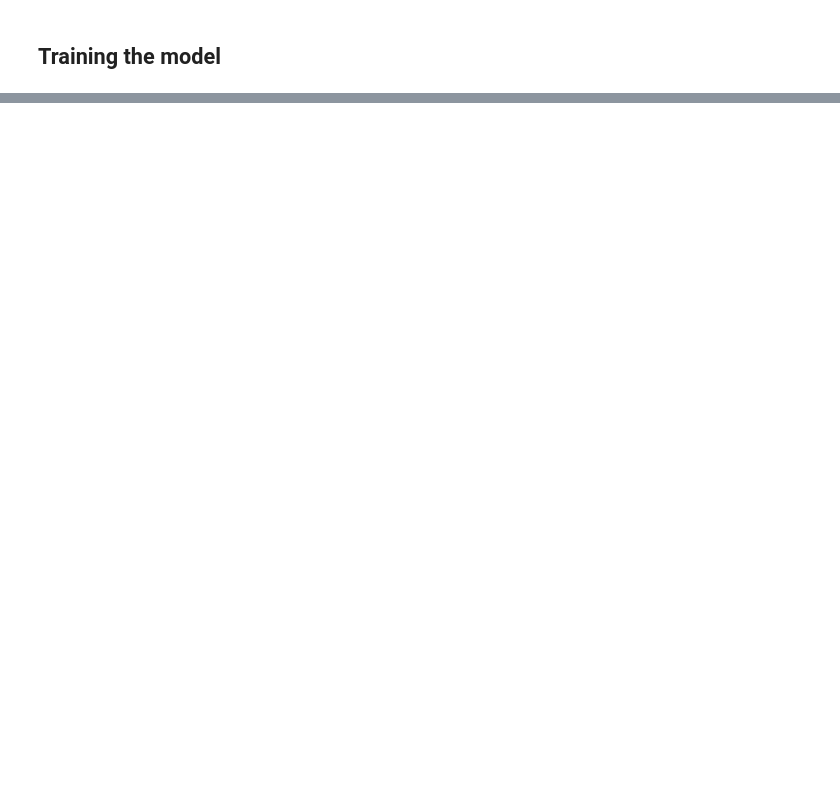
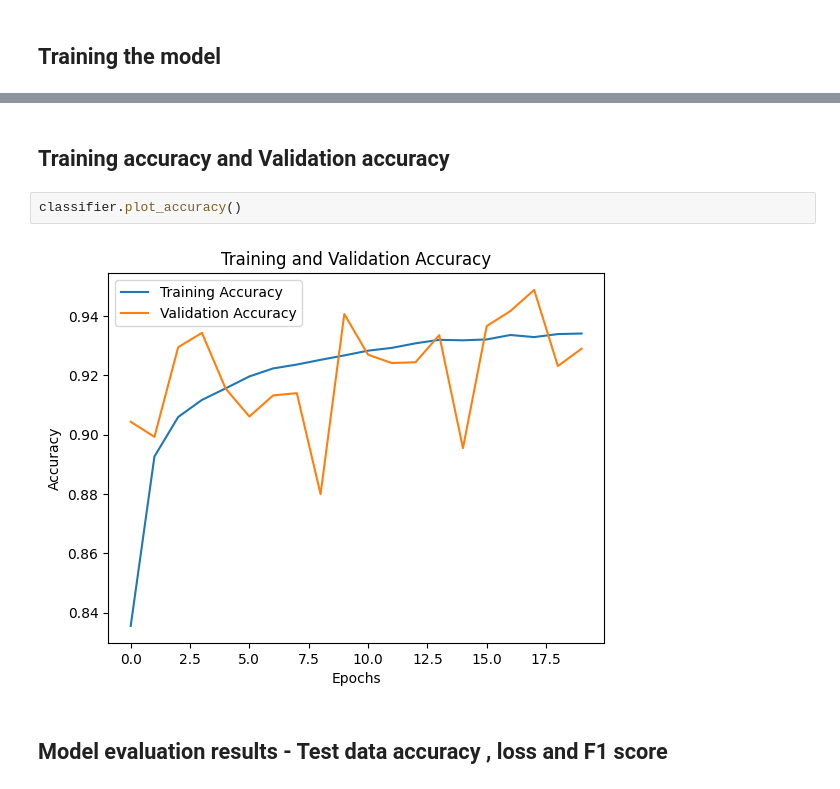
Before and after one commit to venkata-sai-vardhan/ece5831-2024-final-project, a Jupyter notebook: final-project.ipynb, the cells around one changed output, grey strips where cells are left out. Saved outputs shown, nothing was run; the diff lists cells and outputs as text; blank space fills up the shorter version.

```diff
--- a/final-project.ipynb
+++ b/final-project.ipynb
@@ -278,0 +87,8 @@ print(f'Our model predicted {worked} images correctly and failed to predict {fai
+# %% [markdown]
+## Training accuracy and Validation accuracy
+# %%
+classifier.plot_accuracy()
+# %% [output]
+[figure, added]
+# %% [markdown]
+## Model evaluation results - Test data accuracy , loss and F1 score
```
Also changed, not shown: parts of 57 cells of this notebook, 2 other files.
